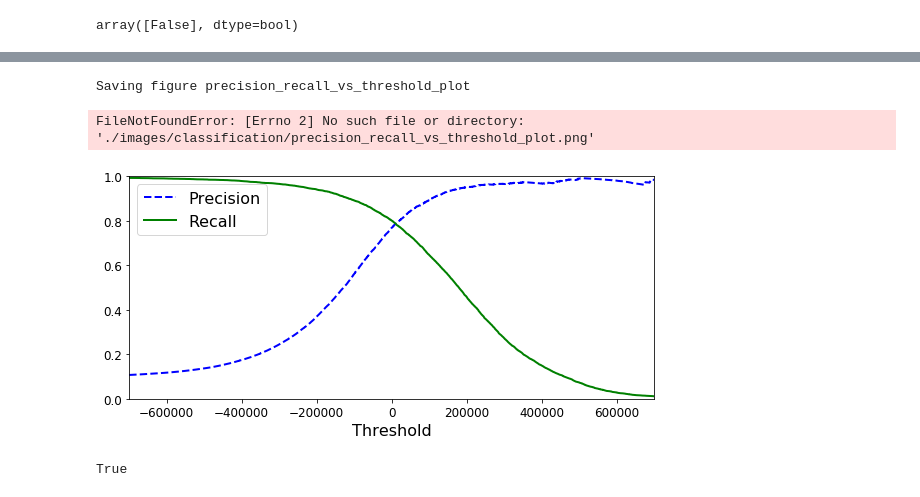
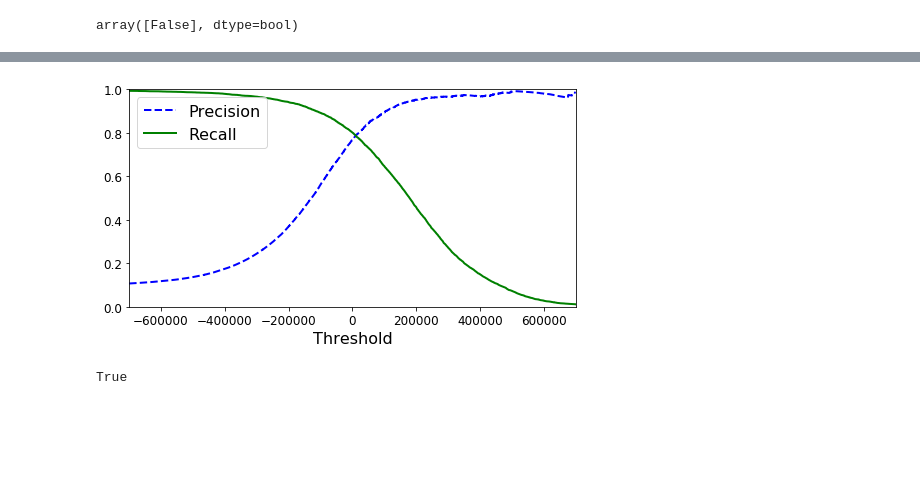
Before and after one commit to Hustada/handson-ml-MNIST, a Jupyter notebook: MNIST(handson-ml).ipynb, the cells around one changed output, grey strips where cells are left out. Saved outputs shown, nothing was run; the diff lists cells and outputs as text; code cells hidden in the pictures; blank space fills up the shorter version.

Commit message:
finish chapter 3 classification

```diff
--- a/MNIST(handson-ml).ipynb
+++ b/MNIST(handson-ml).ipynb
@@ -222,20 +244,17 @@ precisions, recalls, thresholds = precision_recall_curve(y_train_5, y_scores)
 # %%
 def plot_precision_recall_vs_threshold(precisions, recalls, thresholds):
     plt.plot(thresholds, precisions[:-1], "b--", label="Precision", linewidth=2)
     plt.plot(thresholds, recalls[:-1], "g-", label="Recall", linewidth=2)
     plt.xlabel("Threshold", fontsize=16)
     plt.legend(loc="upper left", fontsize=16)
     plt.ylim([0, 1])
 
 plt.figure(figsize=(8, 4))
 plot_precision_recall_vs_threshold(precisions, recalls, thresholds)
 plt.xlim([-700000, 700000])
-save_fig("precision_recall_vs_threshold_plot")
 plt.show()
 # %% [output]
-Saving figure precision_recall_vs_threshold_plot
-FileNotFoundError: [Errno 2] No such file or directory: './images/classification/precision_recall_vs_threshold_plot.png'
-[figure, old version]
+[figure, new version]
 # %%
 (y_train_pred == (y_scores > 0)).all()
 # %% [output]
```
Also changed, not shown: parts of 24 cells of this notebook.
